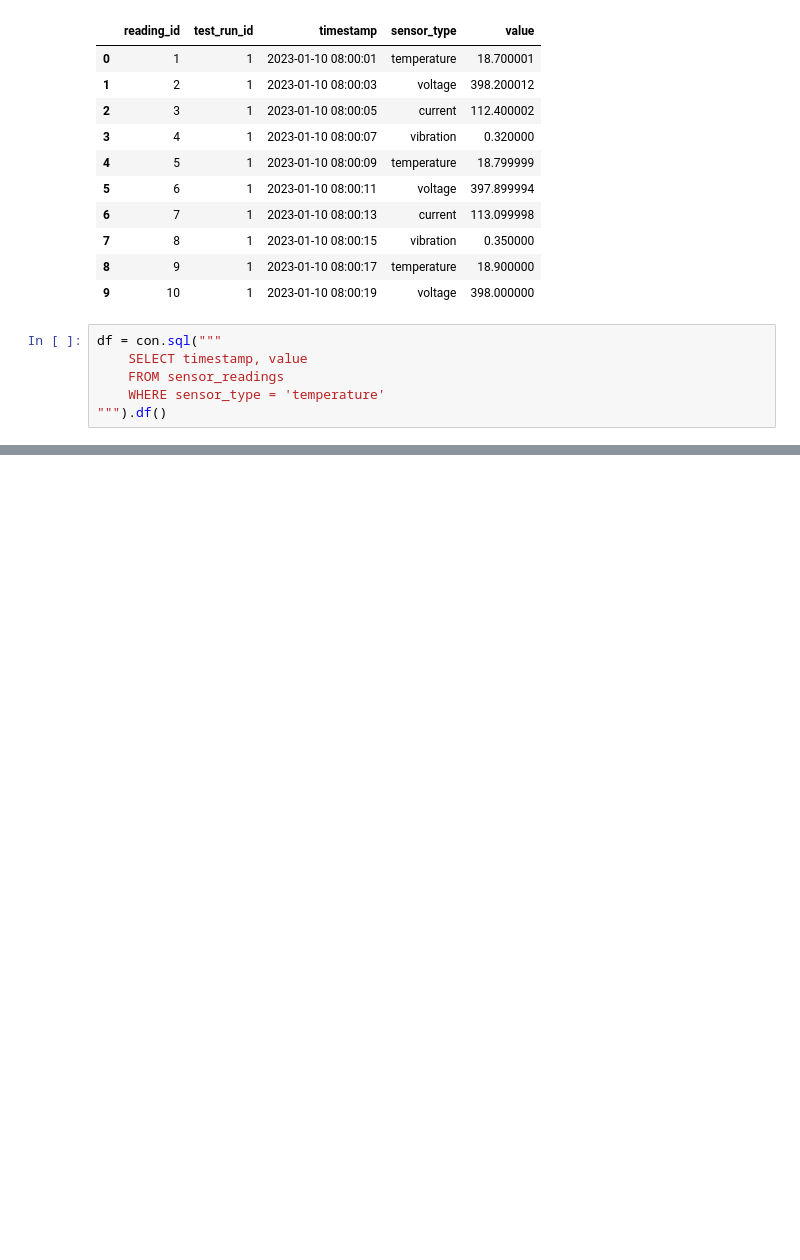
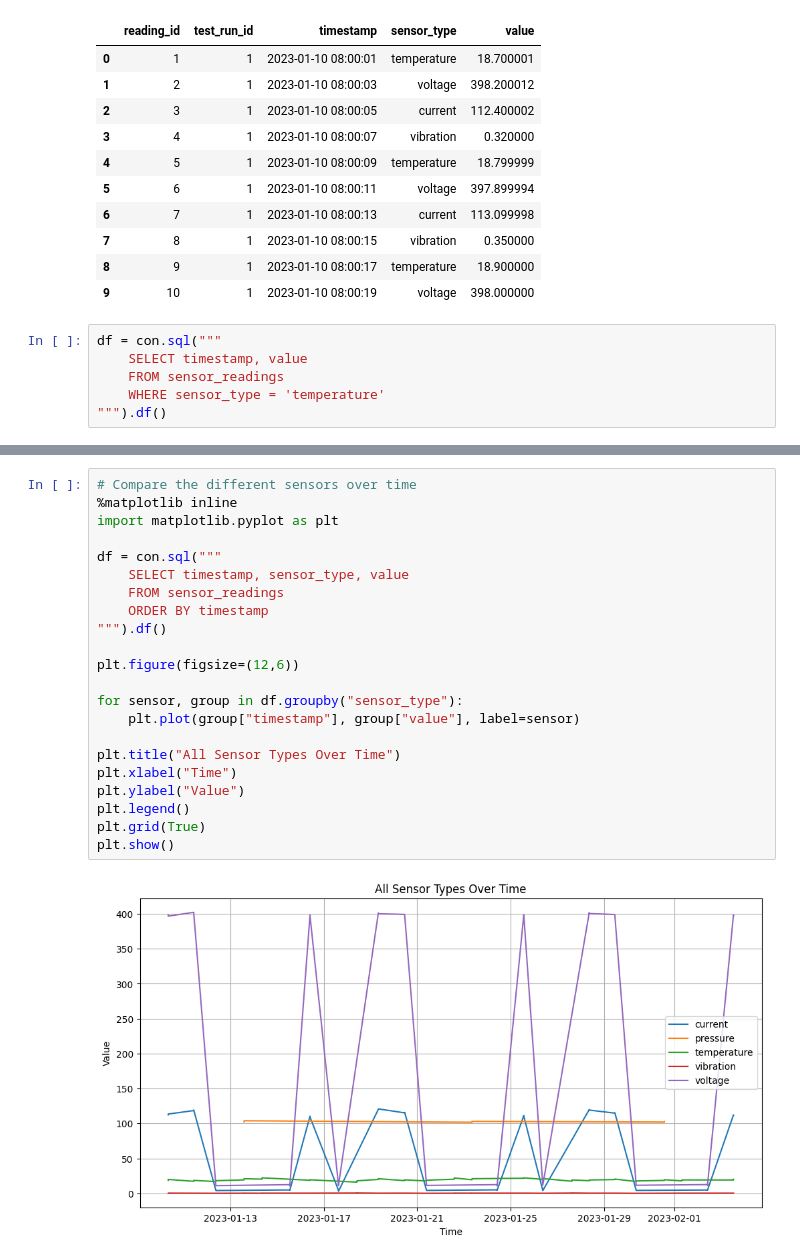
Before and after one commit to montahabouezzed-sys/process-data-sql-lab, a Jupyter notebook: notebooks/analysis.ipynb, the cells around one changed output, grey strips where cells are left out. Cells and saved outputs as stored; diff of their text form; blank space fills up the shorter version.

```diff
--- a/notebooks/analysis.ipynb
+++ b/notebooks/analysis.ipynb
@@ -78,3 +77,27 @@ plt.grid(True)
 plt.show()
 # %% [output]
 [figure]
+# %%
+# Compare the different sensors over time
+%matplotlib inline
+import matplotlib.pyplot as plt
+
+df = con.sql("""
+    SELECT timestamp, sensor_type, value
+    FROM sensor_readings
+    ORDER BY timestamp
+""").df()
+
+plt.figure(figsize=(12,6))
+
+for sensor, group in df.groupby("sensor_type"):
+    plt.plot(group["timestamp"], group["value"], label=sensor)
+
+plt.title("All Sensor Types Over Time")
+plt.xlabel("Time")
+plt.ylabel("Value")
+plt.legend()
+plt.grid(True)
+plt.show()
+# %% [output]
+[figure, added]
```
Also changed, not shown: parts of 10 cells of this notebook.
